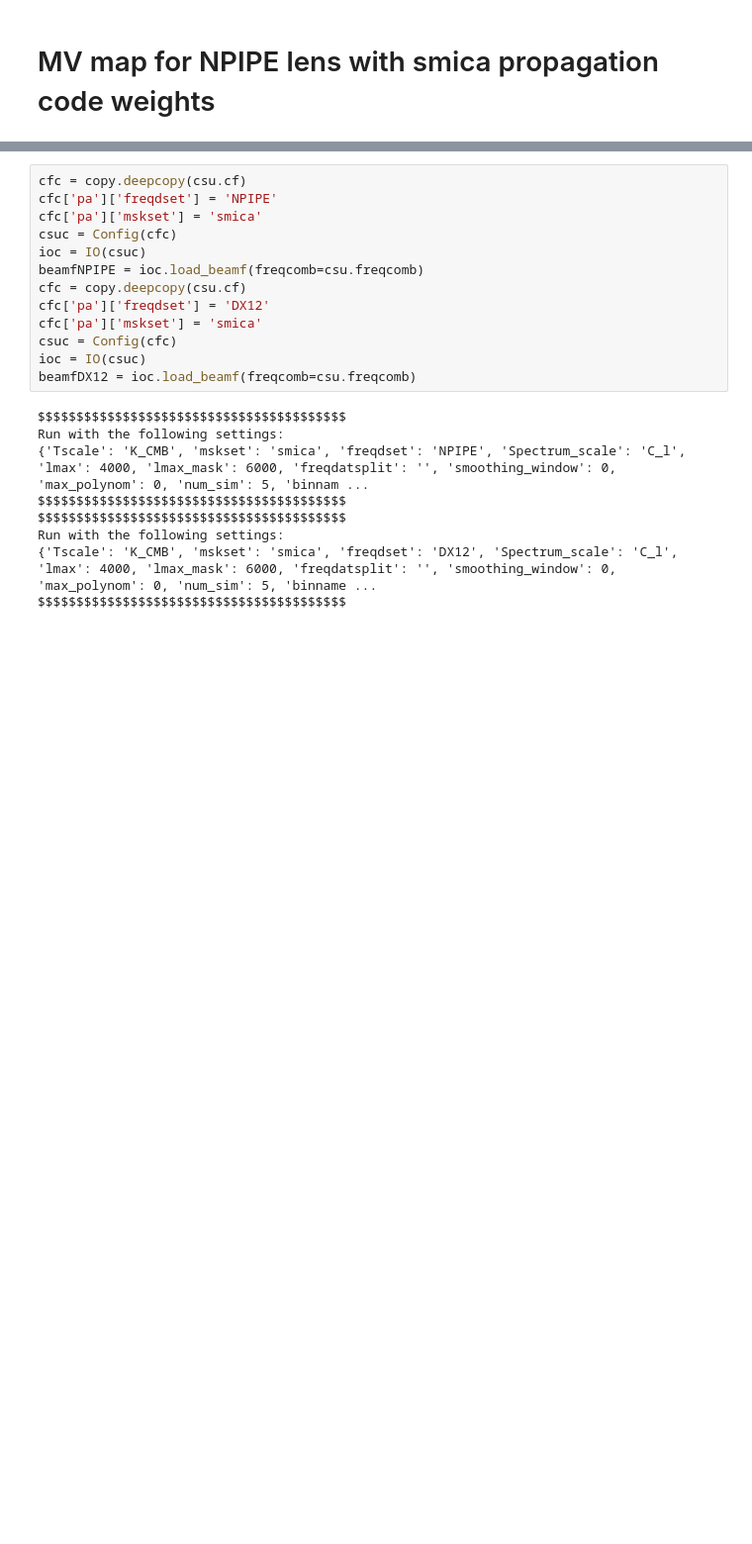
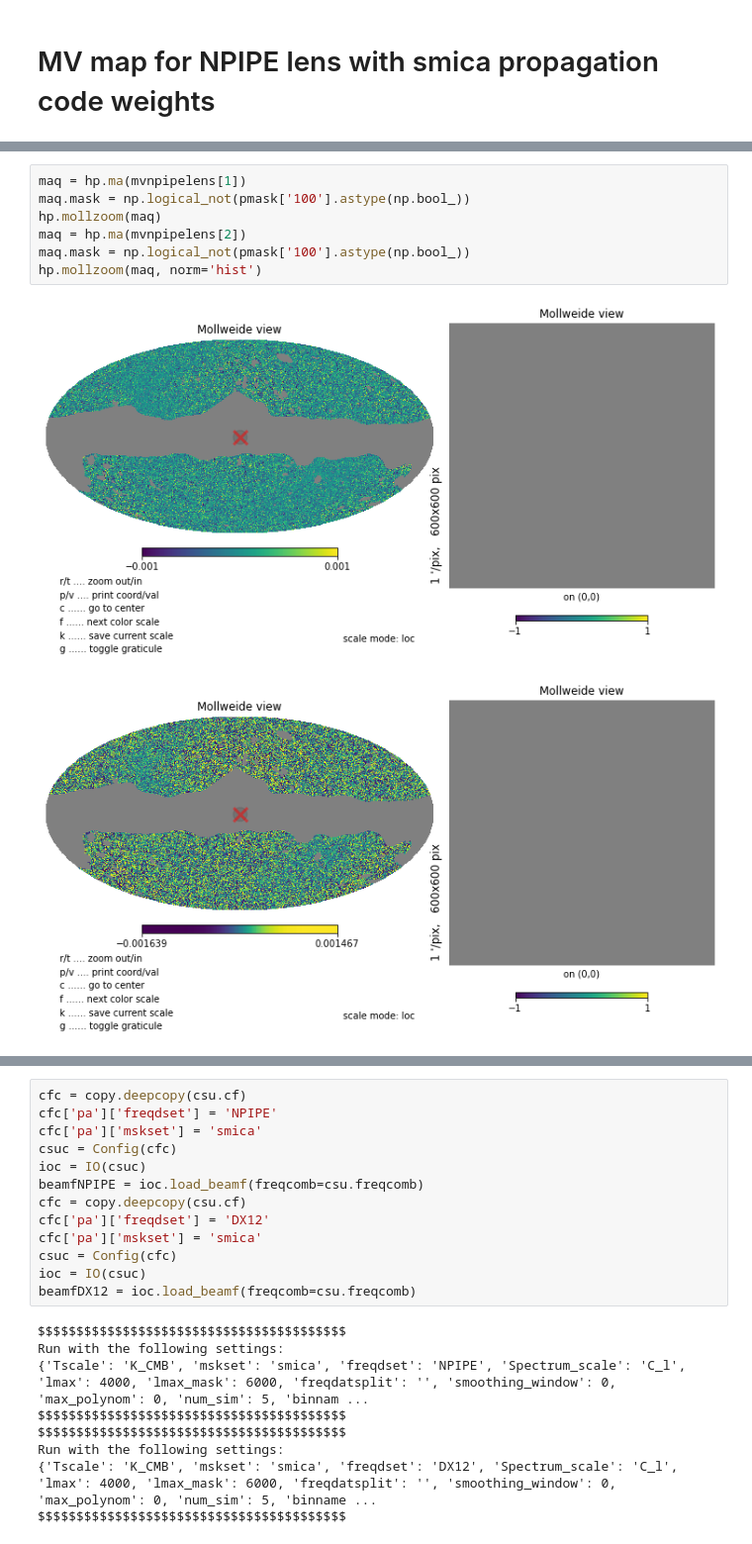
Before and after one commit to Sebastian-Belkner/component_separation, a Jupyter notebook: notebooks/Check Improvement.ipynb, the cells around one changed output, grey strips where cells are left out. Shown at 99% size. Cells and saved outputs as stored; diff of their text form; blank space fills up the shorter version.

```diff
--- a/notebooks/Check Improvement.ipynb
+++ b/notebooks/Check Improvement.ipynb
@@ -406,0 +281,10 @@ freq:  353
+# %%
+maq = hp.ma(mvnpipelens[1])
+maq.mask = np.logical_not(pmask['100'].astype(np.bool_))
+hp.mollzoom(maq)
+maq = hp.ma(mvnpipelens[2])
+maq.mask = np.logical_not(pmask['100'].astype(np.bool_))
+hp.mollzoom(maq, norm='hist')
+# %% [output]
+[figure, added]
+[figure, added]
```
Also changed, not shown: parts of 47 cells of this notebook, 5 other files.
